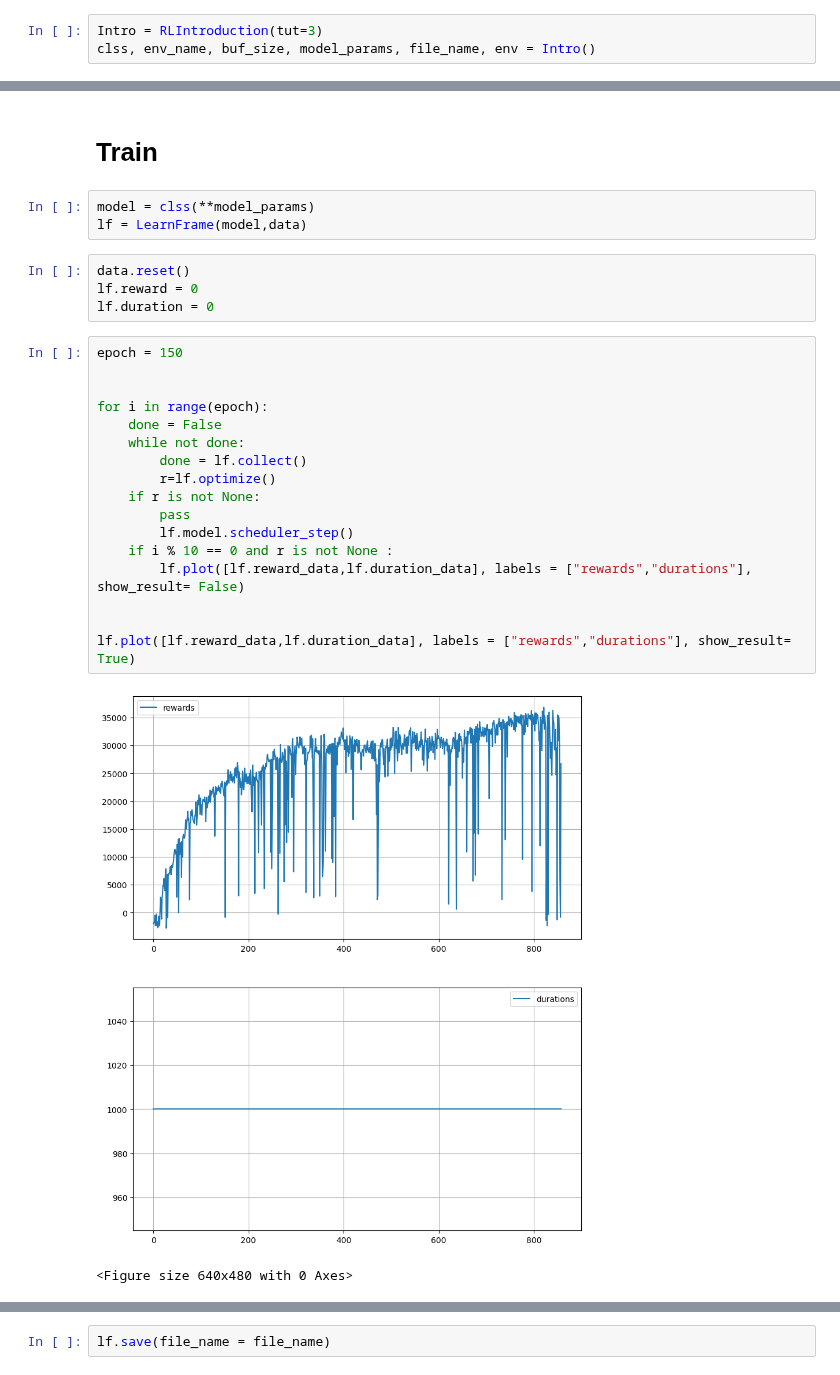
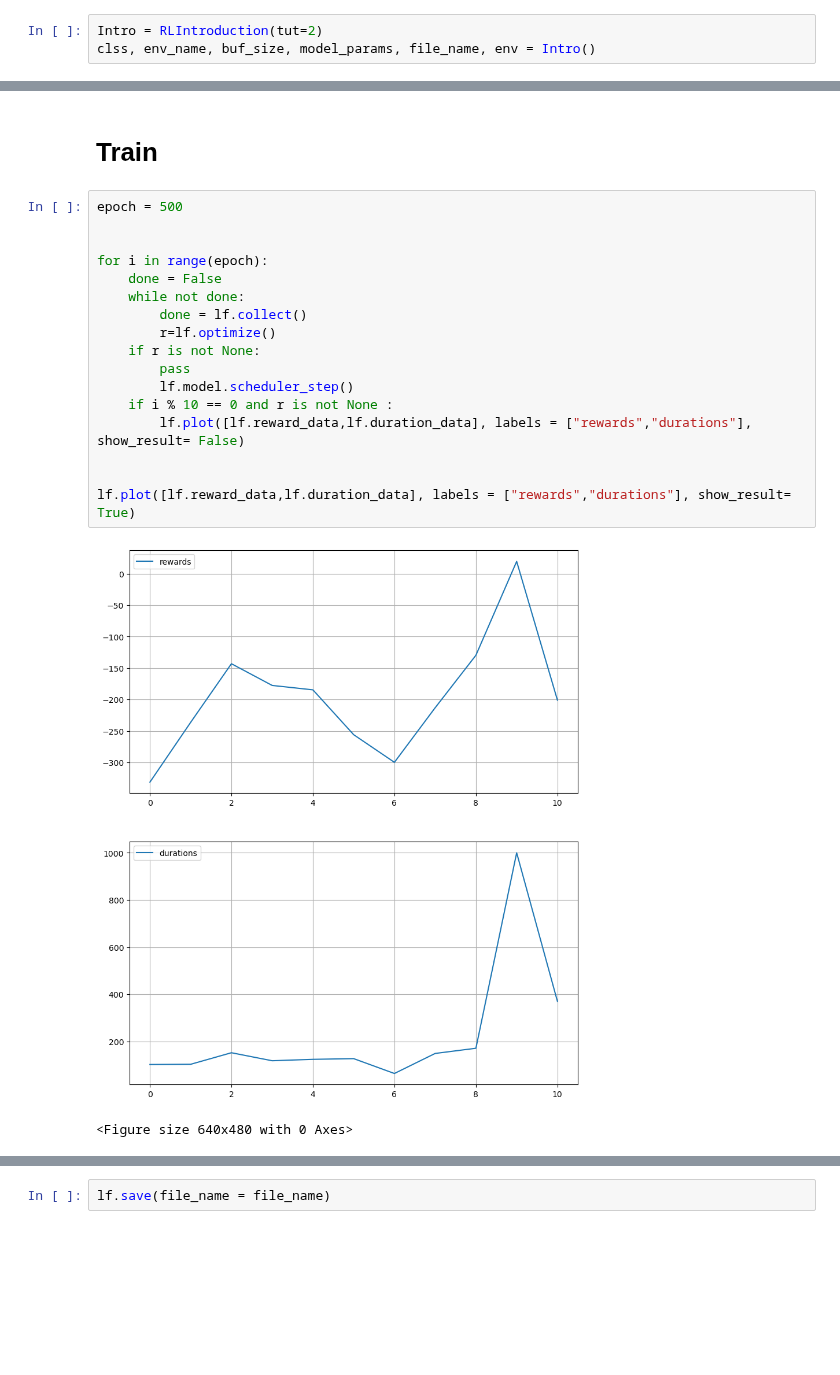
Before and after one commit to bcozmen/deeppy, a Jupyter notebook: tutorials/RL_algorithm_tutorials.ipynb, the cells around one changed output, grey strips where cells are left out. Cells and saved outputs as stored; diff of their text form; blank space fills up the shorter version.

```diff
--- a/tutorials/RL_algorithm_tutorials.ipynb
+++ b/tutorials/RL_algorithm_tutorials.ipynb
@@ -23,7 +23,7 @@ from deeppy.data import EnvData
 from deeppy.tutorials.assets.tutorial_utils import RLIntroduction
 device = torch.device("cuda" if torch.cuda.is_available() else "cpu")
 # %%
-Intro = RLIntroduction(tut=3)
+Intro = RLIntroduction(tut=2)
 clss, env_name, buf_size, model_params, file_name, env = Intro()
 # %% [output]
 Selected algorithm SAC
@@ -169,29 +174,22 @@ SAC_params = {
 # %% [markdown]
 # Train
-# %%
-model = clss(**model_params)
-lf = LearnFrame(model,data)
-# %%
-data.reset()
-lf.reward = 0
-lf.duration = 0
 # %%
-epoch = 150
+epoch = 500
 
 
 for i in range(epoch):
     done = False
     while not done:
         done = lf.collect()
         r=lf.optimize()
     if r is not None:
         pass
         lf.model.scheduler_step()
     if i % 10 == 0 and r is not None :
         lf.plot([lf.reward_data,lf.duration_data], labels = ["rewards","durations"], show_result= False)
 
 
 lf.plot([lf.reward_data,lf.duration_data], labels = ["rewards","durations"], show_result= True)
 # %% [output]
-[figure, old version]
+[figure, new version]
 <Figure size 640x480 with 0 Axes>
```
Also changed, not shown: parts of 12 cells of this notebook, 10 other files.
